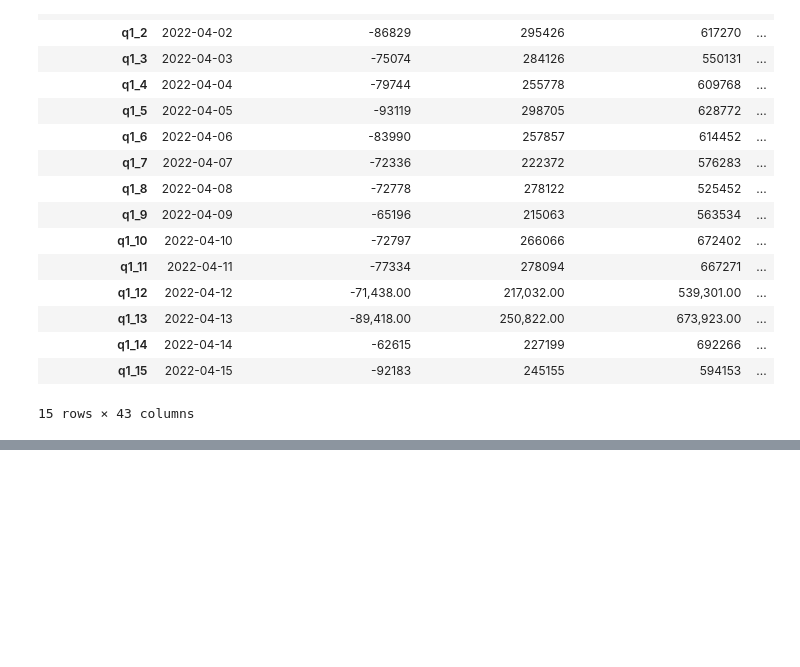
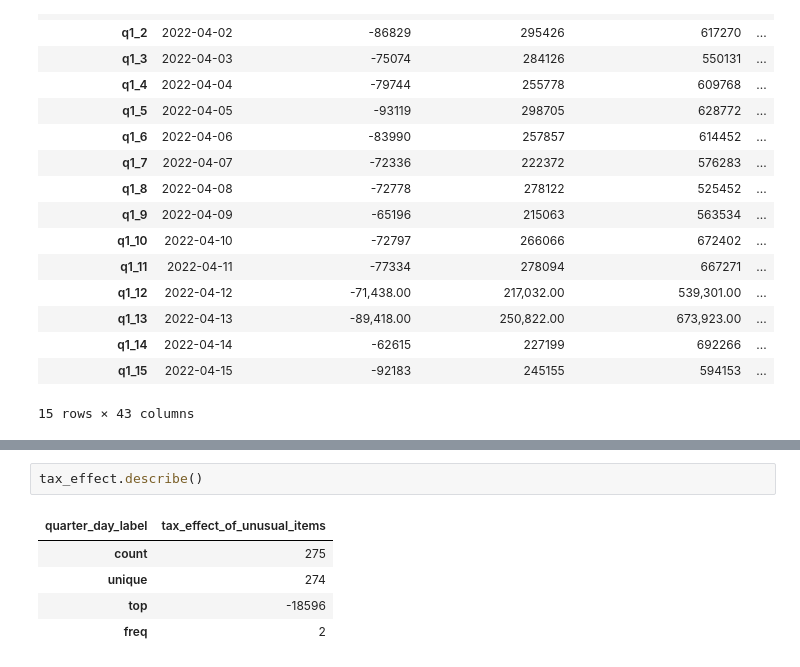
Before and after one commit to shahabas9/crypto_prediction, a Jupyter notebook: workspace/preprocessing.ipynb, the cells around one changed output, grey strips where cells are left out. Cells and saved outputs as stored; diff of their text form; blank space fills up the shorter version.

```diff
--- a/workspace/preprocessing.ipynb
+++ b/workspace/preprocessing.ipynb
@@ -140,0 +161,8 @@ df1.head(15)
+# %%
+tax_effect.describe()
+# %% [output]
+| quarter_day_label | tax_effect_of_unusual_items |
+| count | 275 |
+| unique | 274 |
+| top | -18596 |
+| freq | 2 |
```
Also changed, not shown: parts of 17 cells of this notebook.
